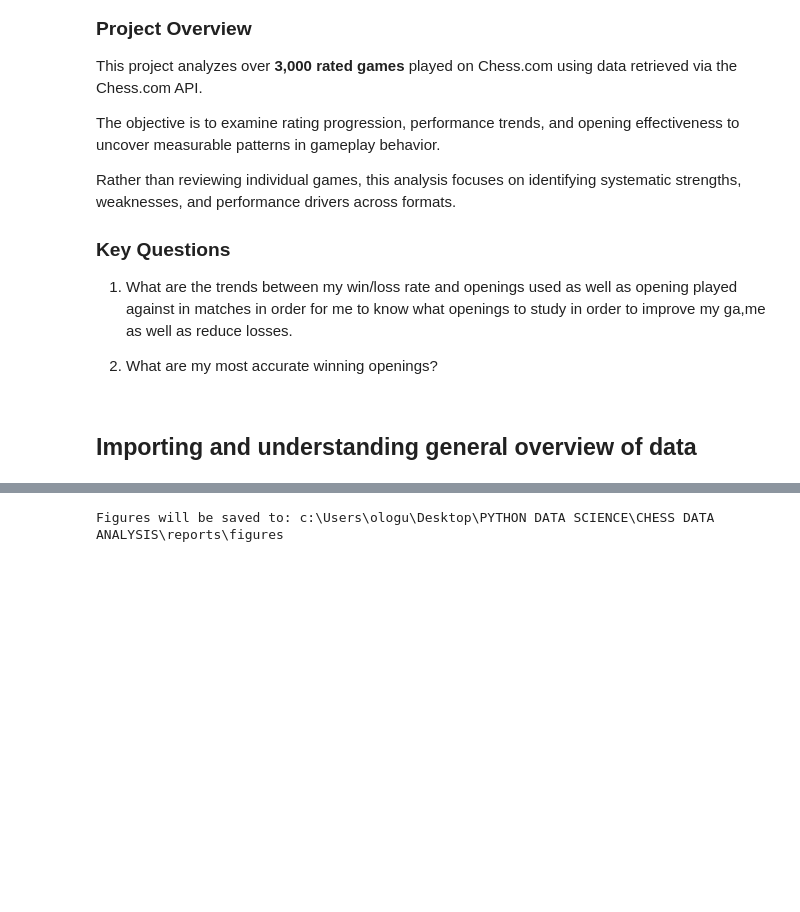
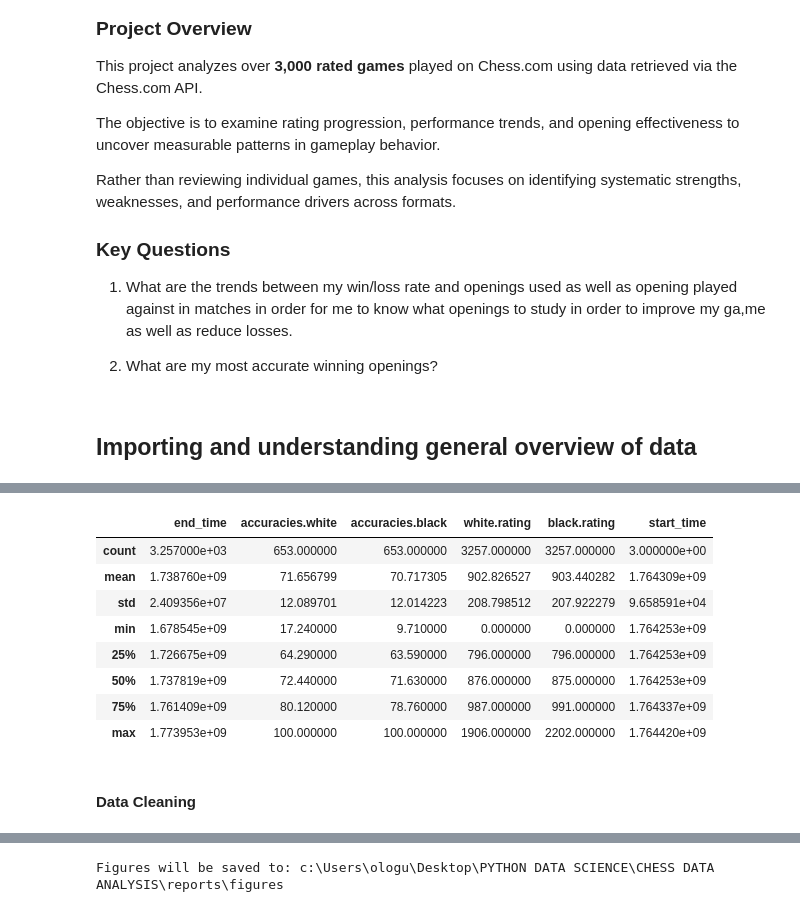
Before and after one commit to Fareed04/Chess-data-analysis, a Jupyter notebook: notebooks/chess_performance_analysis.ipynb, the cells around one changed output, grey strips where cells are left out. Saved outputs shown, nothing was run; the diff lists cells and outputs as text; code cells hidden in the pictures; blank space fills up the shorter version.

```diff
--- a/notebooks/experiments.ipynb
+++ b/notebooks/chess_performance_analysis.ipynb
@@ -24,3 +24,6 @@ import warnings
 warnings.filterwarnings("ignore")
 # %%
 USERNAME = "Fareed04"
+# %%
+raw_chess_data = pd.read_csv("../data/chess_games_raw.csv")
+raw_chess_data.head()
@@ -26,0 +68,14 @@ USERNAME = "Fareed04"
+# %%
+raw_chess_data.describe()
+# %% [output]
+|  | end_time | accuracies.white | accuracies.black | white.rating | black.rating | start_time |
+| count | 3.257000e+03 | 653.000000 | 653.000000 | 3257.000000 | 3257.000000 | 3.000000e+00 |
+| mean | 1.738760e+09 | 71.656799 | 70.717305 | 902.826527 | 903.440282 | 1.764309e+09 |
+| std | 2.409356e+07 | 12.089701 | 12.014223 | 208.798512 | 207.922279 | 9.658591e+04 |
+| min | 1.678545e+09 | 17.240000 | 9.710000 | 0.000000 | 0.000000 | 1.764253e+09 |
+| 25% | 1.726675e+09 | 64.290000 | 63.590000 | 796.000000 | 796.000000 | 1.764253e+09 |
+| 50% | 1.737819e+09 | 72.440000 | 71.630000 | 876.000000 | 875.000000 | 1.764253e+09 |
+| 75% | 1.761409e+09 | 80.120000 | 78.760000 | 987.000000 | 991.000000 | 1.764337e+09 |
+| max | 1.773953e+09 | 100.000000 | 100.000000 | 1906.000000 | 2202.000000 | 1.764420e+09 |
+# %% [markdown]
+#### Data Cleaning
```
Also changed, not shown: parts of 5 cells of this notebook.
